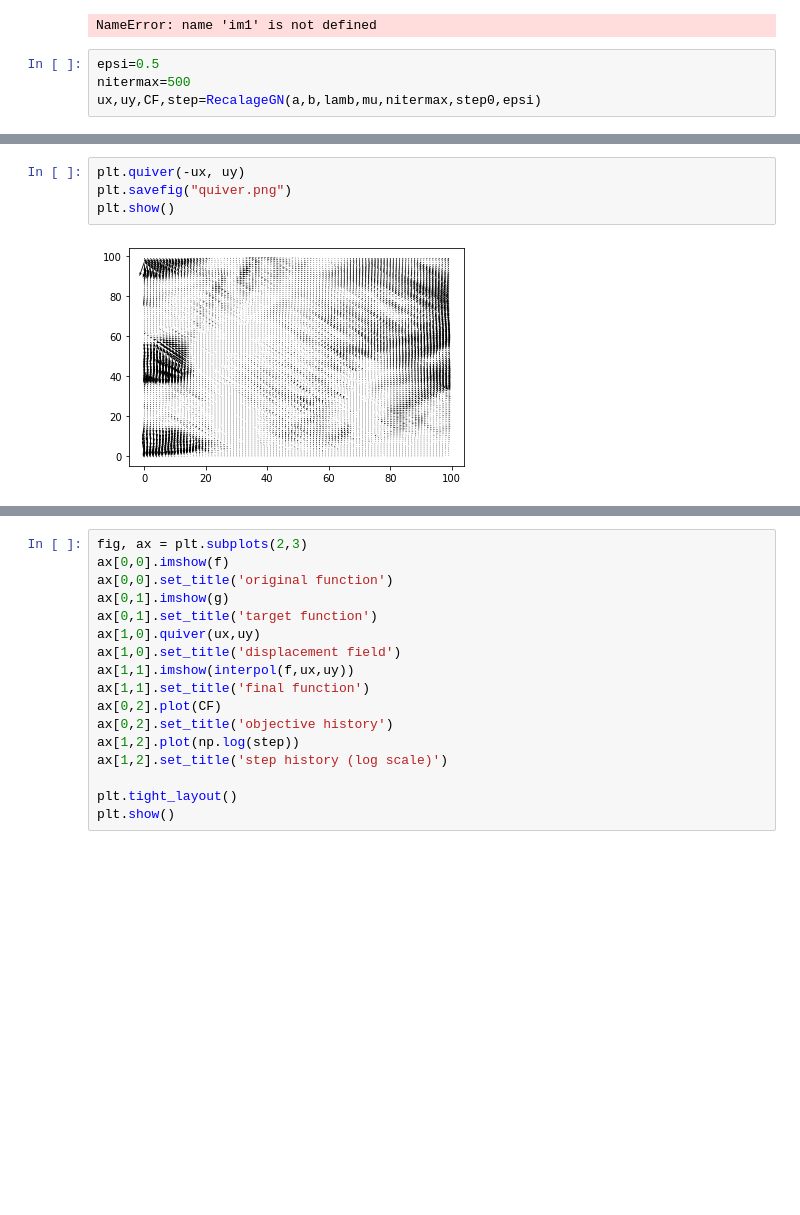
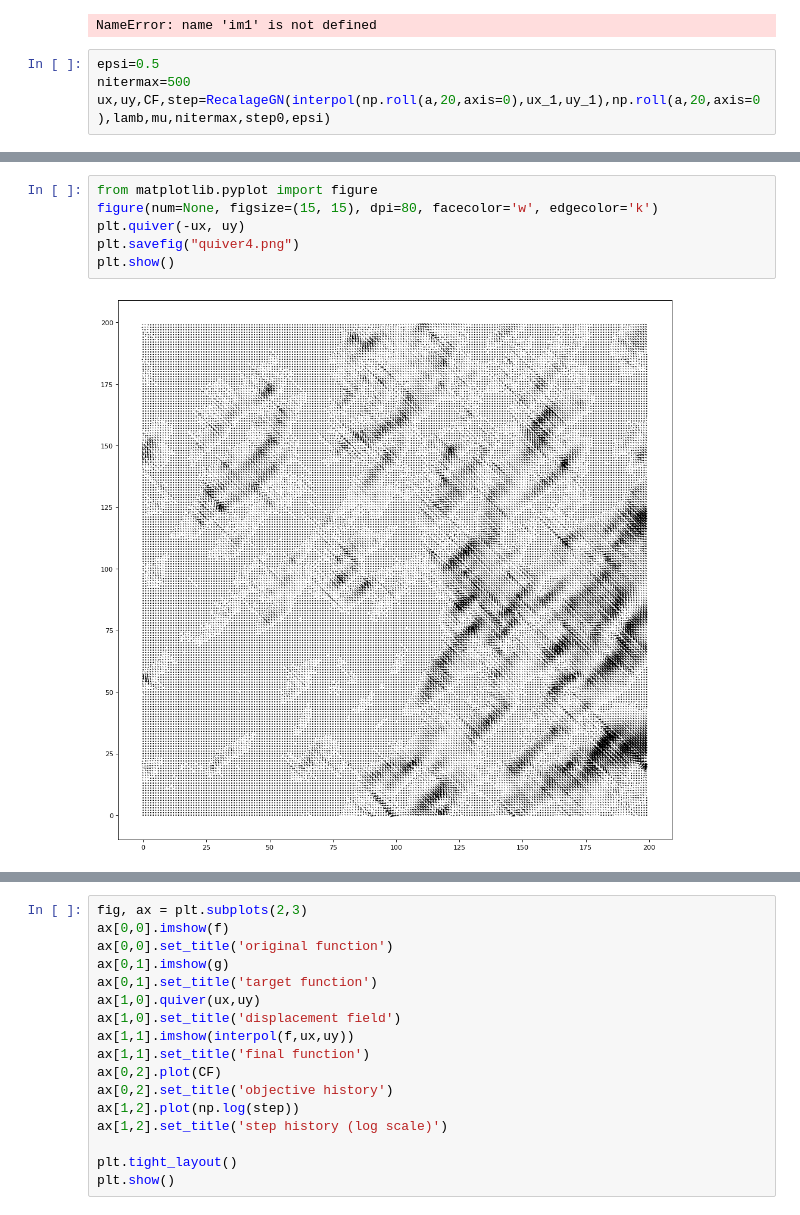
Before and after one commit to YamSok/CESBIO_BIOMASS, a Jupyter notebook: TP_Recalage3.ipynb, the cells around one changed output, grey strips where cells are left out. Saved outputs shown, nothing was run; the diff lists cells and outputs as text; blank space fills up the shorter version.

```diff
--- a/TP_Recalage3.ipynb
+++ b/TP_Recalage3.ipynb
@@ -500,5 +500,5 @@ NameError: name 'im1' is not defined
 # %%
 epsi=0.5
 nitermax=500
-ux,uy,CF,step=RecalageGN(a,b,lamb,mu,nitermax,step0,epsi)
+ux,uy,CF,step=RecalageGN(interpol(np.roll(a,20,axis=0),ux_1,uy_1),np.roll(a,20,axis=0),lamb,mu,nitermax,step0,epsi)
 # %% [output]
@@ -538,6 +557,8 @@ plt.show()
-# %%
-plt.quiver(-ux, uy)
-plt.savefig("quiver.png")
-plt.show()
-# %% [output]
-[figure, removed]
+# %%
+from matplotlib.pyplot import figure
+figure(num=None, figsize=(15, 15), dpi=80, facecolor='w', edgecolor='k')
+plt.quiver(-ux, uy)
+plt.savefig("quiver4.png")
+plt.show()
+# %% [output]
+[figure, added]
```
Also changed, not shown: parts of 7 cells of this notebook.
